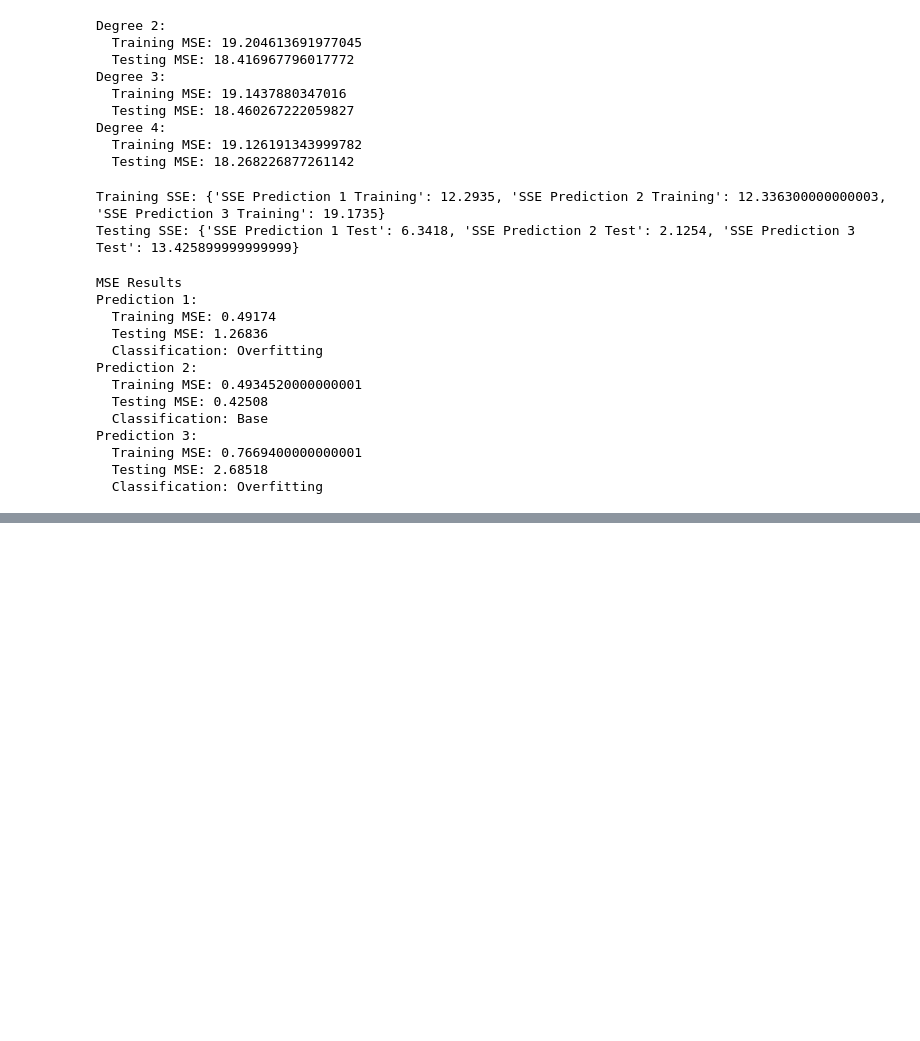
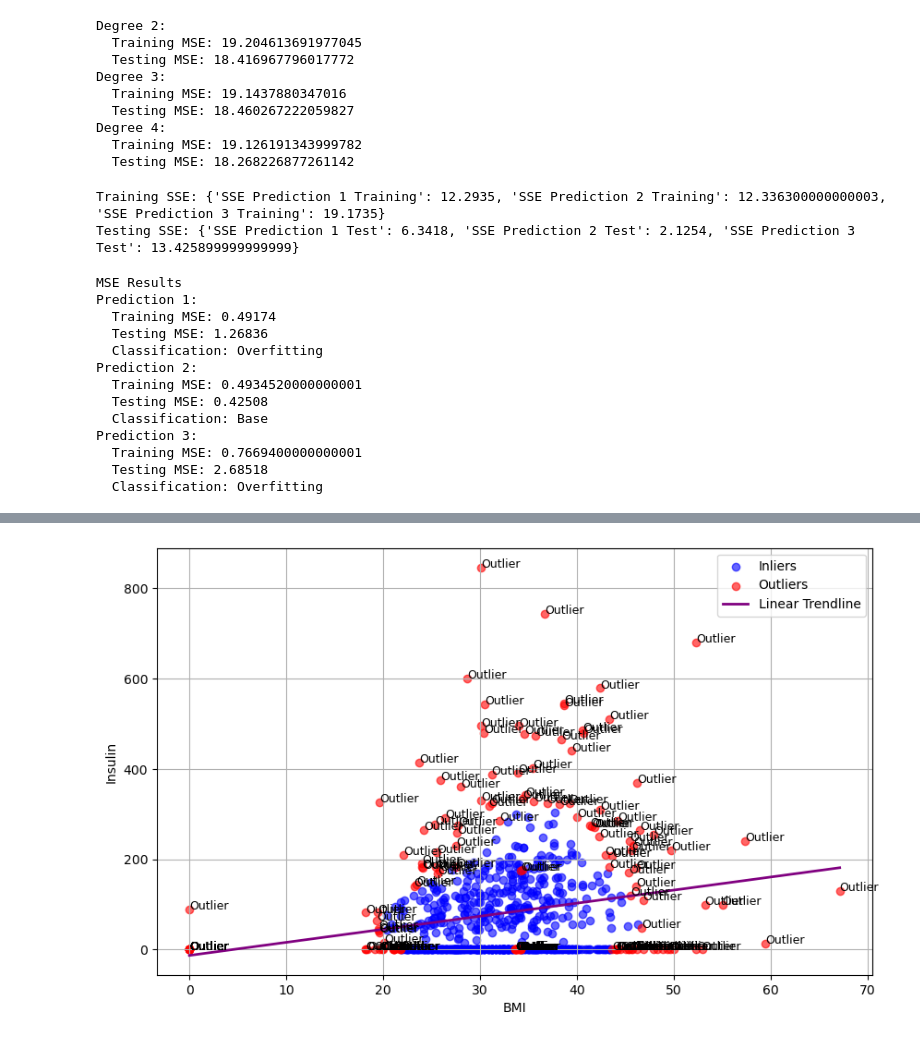
Before and after one commit to tkmnbr/ECS171, a Jupyter notebook: hw1/homework1.ipynb, the cells around one changed output, grey strips where cells are left out. Saved outputs shown, nothing was run; the diff lists cells and outputs as text; code cells hidden in the pictures; blank space fills up the shorter version.

```diff
--- a/hw1/homework1.ipynb
+++ b/hw1/homework1.ipynb
@@ -229,0 +244,67 @@ Prediction 3:
+# %%
+import pandas as pd
+import matplotlib.pyplot as plt
+import numpy as np
+from sklearn.preprocessing import StandardScaler
+from sklearn.svm import OneClassSVM
+from sklearn.linear_model import LinearRegression
+
+
+data = pd.read_csv('diabetes.csv')
+
+# Scale features
+scaler = StandardScaler()
+X_scaled = scaler.fit_transform(data[['BMI', 'Insulin']])
+
+# Define X as the original BMI and Insulin columns for reference
+X = data[['BMI', 'Insulin']].copy()
+
+# Initialize the model
+ocsvm = OneClassSVM(kernel='rbf', nu=0.2, gamma='auto')
+
+# Fit the model and predict anomalies
+ocsvm.fit(X_scaled)
+labels = ocsvm.predict(X_scaled)
+
+# Add predictions back to the original data
+X['Anomaly'] = labels
+
+# Fit a linear regression model
+reg_model = LinearRegression()
+reg_model.fit(X['BMI'].values.reshape(-1, 1), X['Insulin'].values)
+
+# Generate a range of BMI values for the line
+bmi_range = np.linspace(X['BMI'].min(), X['BMI'].max(), 100).reshape(-1, 1)
+
+# Predict Insulin values for the BMI range
+insulin_pred = reg_model.predict(bmi_range)
+
+# Create a scatter plot
+inliers = X[X['Anomaly'] == 1]
+outliers = X[X['Anomaly'] == -1]
+
+plt.figure(figsize=(10, 6))
+plt.scatter(inliers['BMI'], inliers['Insulin'], label='Inliers', c='blue', alpha=0.6)
+plt.scatter(outliers['BMI'], outliers['Insulin'], label='Outliers', c='red', alpha=0.6)
+
+# Fit and add a trendline
+reg_model = LinearRegression()
+reg_model.fit(X['BMI'].values.reshape(-1, 1), X['Insulin'].values)
+bmi_range = np.linspace(X['BMI'].min(), X['BMI'].max(), 100).reshape(-1, 1)
+insulin_pred = reg_model.predict(bmi_range)
+plt.plot(bmi_range, insulin_pred, color='purple', linewidth=2, label='Linear Trendline')
+
+# Annotate outliers
+for i in range(len(outliers)):
+    bmi = outliers['BMI'].iloc[i]
+    insulin = outliers['Insulin'].iloc[i]
+    plt.annotate('Outlier', (bmi, insulin), fontsize=9, color='black')
+
+# Labels and legend
+plt.xlabel('BMI')
+plt.ylabel('Insulin')
+plt.legend()
+plt.grid(True)
+plt.show()
+# %% [output]
+[figure, added]
```
Also changed, not shown: parts of 1 cell of this notebook.
